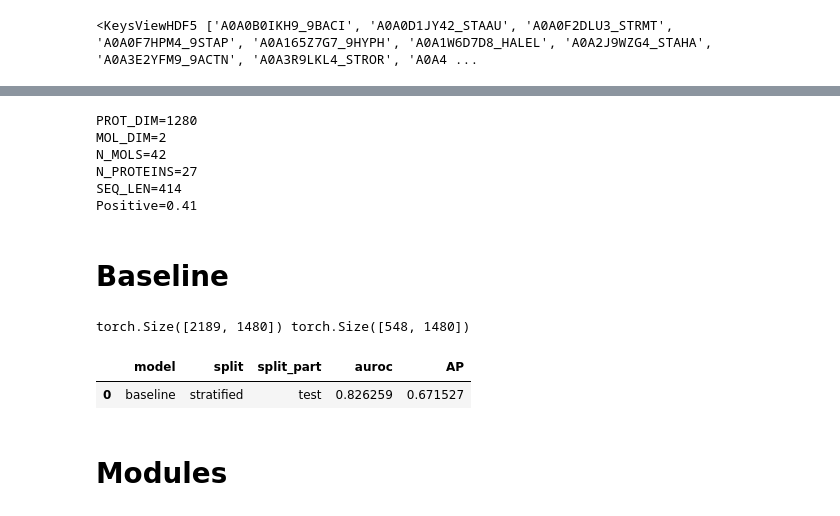
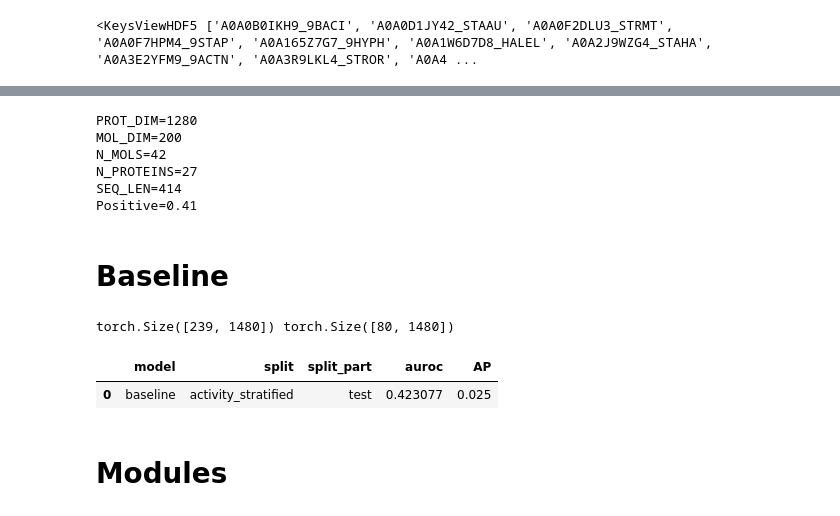
Before and after one commit to richiam16/ProteinMolecule_CrossAttention, a Jupyter notebook: notebooks/EnzymeActivity.ipynb, the cells around one changed output, grey strips where cells are left out. Saved outputs shown, nothing was run; the diff lists cells and outputs as text; code cells hidden in the pictures.

```diff
--- a/notebooks/EnzymeActivity.ipynb
+++ b/notebooks/EnzymeActivity.ipynb
@@ -139,9 +136,10 @@ Unique molecules      : 42
 Protein/molecule pairs: 399
 # %%
 splits = {}
+split_name = task.standard_split
 for name in task.available_splits:
     splits[name] = molzy.splits.SplitTuple.load(data_dir / f'{name}_split.npz')
-split = splits[task.standard_split]
+split = splits[split_name]
 split
 # %% [output]
 SplitTuple(train=array([391, 309,  84,   7,  23, 145, 314,  28, 135, 350, 247,  33, 170,
@@ -162,13 +160,8 @@ SplitTuple(train=array([391, 309,  84,   7,  23, 145, 314,  28, 135, 350, 247,
        108, 307, 341,  50,  14, 348,  63, 264, 296, 250,  37, 367, 116,
        237, 233]))
 # %%
-import h5py
-
-
 mol_feats = molzy.data.ArrayMap.load(str(data_dir / 'rdkit2dnorm.npz'))
-
-path = str(data_dir / 'esm2_token_embs.h5')
-prot_feats = h5py.File(str(path), 'r')
+prot_feats = molzy.files.load_h5(data_dir / 'esm2_token_embs.h5')
 prot_feats.keys()
 # %% [output]
 <KeysViewHDF5 ['A0A0B0IKH9_9BACI', 'A0A0D1JY42_STAAU', 'A0A0F2DLU3_STRMT', 'A0A0F7HPM4_9STAP', 'A0A165Z7G7_9HYPH', 'A0A1W6D7D8_HALEL', 'A0A2J9WZG4_STAHA', 'A0A3E2YFM9_9ACTN', 'A0A3R9LKL4_STROR', 'A0A4 ...
@@ -189,18 +168,11 @@ len(prot_x), mol_x.shape
 # %%
+index_df = df[[dataset.protid, dataset.smiles]]
 
-
-def collate_fn(batch):
-    prots = [torch.from_numpy(item[0]) for item in batch]
-    mols = torch.Tensor([item[1] for item in batch])
-    targets = torch.Tensor([item[2] for item in batch])
-    padded_prots = pad_sequence(prots, batch_first=True)
-    return padded_prots, mols, targets
-
-train_ds = ProtMolMap(tok_seq, mol_feats, pair_indices, y, split.train)
-test_ds = ProtMolMap(tok_seq,mol_feats, pair_indices, y, split.test)
-train_data = torch_data.DataLoader(train_ds, batch_size=_C.batch_size, shuffle=True,
-                                   collate_fn=collate_fn)
+train_ds = molzy.dataloader.EnzymeToTensors(index_df, y, prot_feats, mol_feats, split.train)
+train_data = torch_data.DataLoader(train_ds, batch_size=config.batch_size, shuffle=True,
+                                   collate_fn=molzy.dataloader.collate_fn)
+test_ds =  molzy.dataloader.EnzymeToTensors(index_df, y, prot_feats, mol_feats, split.test)
 test_data = torch_data.DataLoader(test_ds, batch_size=len(split.test),
-                                   collate_fn=collate_fn)
+                                   collate_fn=molzy.dataloader.collate_fn)
 prot_test, mol_test, y_test = next(iter(test_data))
 print(prot_test.shape, mol_test.shape, y_test.shape)
@@ -259,6 +181,6 @@ torch.Size([2, 201, 1280]) torch.Size([2, 1, 200]) torch.Size([2])
 # %%
 PROT_DIM = prot_test.shape[-1]
-MOL_DIM = mol_test.shape[0]
+MOL_DIM = mol_test.shape[-1]
 N_MOLS = len(smiles)
 N_PROTEINS = len(seqs)
 SEQ_LEN = int(np.max([len(s) for s in seqs]))
@@ -270,7 +192,7 @@ print(f'{SEQ_LEN=}')
 print(f'Positive={np.sum(y)/len(y):.2f}')
 # %% [output]
 PROT_DIM=1280
-MOL_DIM=2
+MOL_DIM=200
 N_MOLS=42
 N_PROTEINS=27
 SEQ_LEN=414
@@ -278,29 +200,24 @@ Positive=0.41
 # %% [markdown]
 # Baseline
 # %%
-def xg_collate(batch):
-    x = torch.Tensor([np.concatenate((np.mean(item[0],axis=0), item[1])) for item in batch])
-    y = torch.Tensor([item[2] for item in batch])
-    return x, y
-
 x_train, y_train = next(iter(torch_data.DataLoader(train_ds,batch_size=len(split.train),
-                                                   shuffle=True, collate_fn=xg_collate)))
+                                                   shuffle=True, collate_fn=molzy.dataloader.xg_collate)))
 
 x_test, y_test = next(iter(torch_data.DataLoader(test_ds, batch_size=len(split.test),
-                                                 collate_fn=xg_collate)))
+                                                 collate_fn=molzy.dataloader.xg_collate)))
 print(x_train.shape, x_test.shape)
 # %% [output]
-torch.Size([2189, 1480]) torch.Size([548, 1480])
+torch.Size([239, 1480]) torch.Size([80, 1480])
 # %%
 model = xg.XGBClassifier()
 model.fit(x_train, y_train)
 y_pred = model.predict(x_test)
-results = [evaluate(y_test, y_pred,
+results = [molzy.metrics.evaluate(y_test, y_pred,
                     {'model':"baseline",
                      'split':split_name, 'split_part':'test'})]
 pd.DataFrame(results)
 # %% [output]
 |  | model | split | split_part | auroc | AP |
-| 0 | baseline | stratified | test | 0.826259 | 0.671527 |
+| 0 | baseline | activity_stratified | test | 0.423077 | 0.025 |
 # %% [markdown]
 # Modules
```
Also changed, not shown: parts of 10 cells of this notebook, 5 other files.
